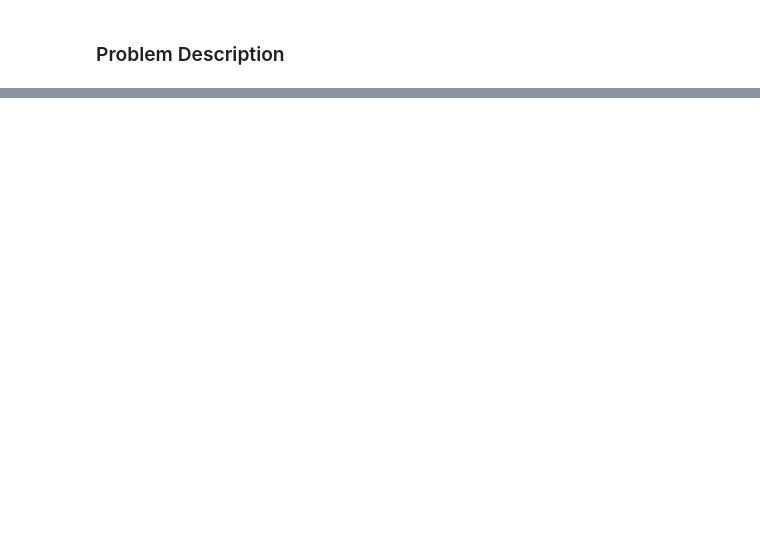
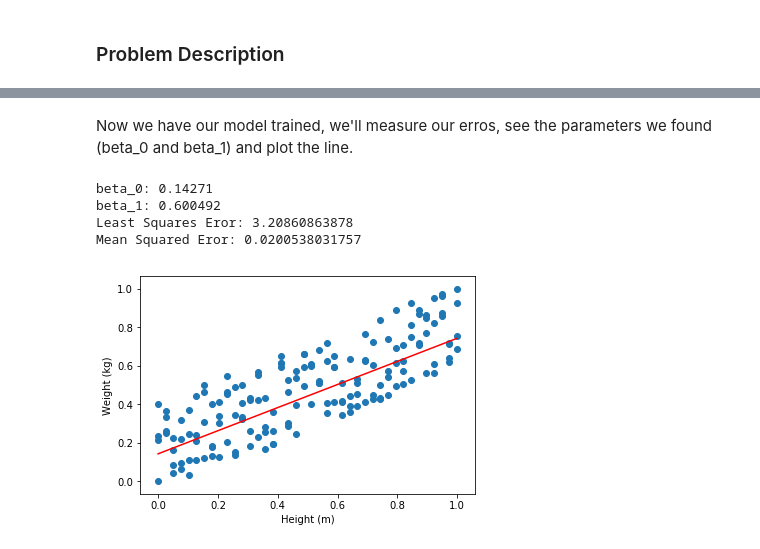
Before and after one commit to rafaelpadilla/Deep-Learning-Topics, a Jupyter notebook: Linear_Regression_Prob_2.ipynb, the cells around one changed output, grey strips where cells are left out. Cells and saved outputs as stored; diff of their text form; code cells hidden in the pictures; blank space fills up the shorter version.

```diff
--- a/Linear_Regression_Prob_2.ipynb
+++ b/Linear_Regression_Prob_2.ipynb
@@ -49,0 +155,28 @@ PointCloud([10, 12], [50,53], 15)
+# %% [markdown]
+Now we have our model trained, we'll measure our erros, see the parameters we found (beta_0 and beta_1) and plot the line.
+# %%
+# Get beta_0 and beta_1
+[beta_1, beta_0] = model.get_weights()
+beta_1 = beta_1[0] #Keras returns our beta_1 as a vector
+print("beta_0: %s" % beta_0[0])
+print("beta_1: %s " % beta_1[0])
+# Measure errors
+mse = model.evaluate(x_norm, y_norm, verbose = 0)
+# mse = np.mean(np.square(y - (beta_0 + np.multiply(beta_1,x)))) could also be calculated directly with our equation
+lse = np.sum(np.square(y_norm - (beta_0 + np.multiply(beta_1,x_norm))))
+print('Least Squares Eror: %s' % lse)
+print('Mean Squared Eror: %s' % mse)
+# Plotting
+y_min = beta_0 + (beta_1*np.min(x_norm))
+y_max = beta_0 + (beta_1*np.max(x_norm))
+plt.scatter(x_norm, y_norm)
+plt.xlabel('Height (m)')
+plt.ylabel('Weight (kg)')
+plt.plot([np.min(x_norm),np.max(x_norm)], [y_min,y_max],c='r')
+plt.show()
+# %% [output]
+beta_0: 0.14271
+beta_1: 0.600492
+Least Squares Eror: 3.20860863878
+Mean Squared Eror: 0.0200538031757
+[figure, added]
```
Also changed, not shown: parts of 39 cells of this notebook, 1 other file.
